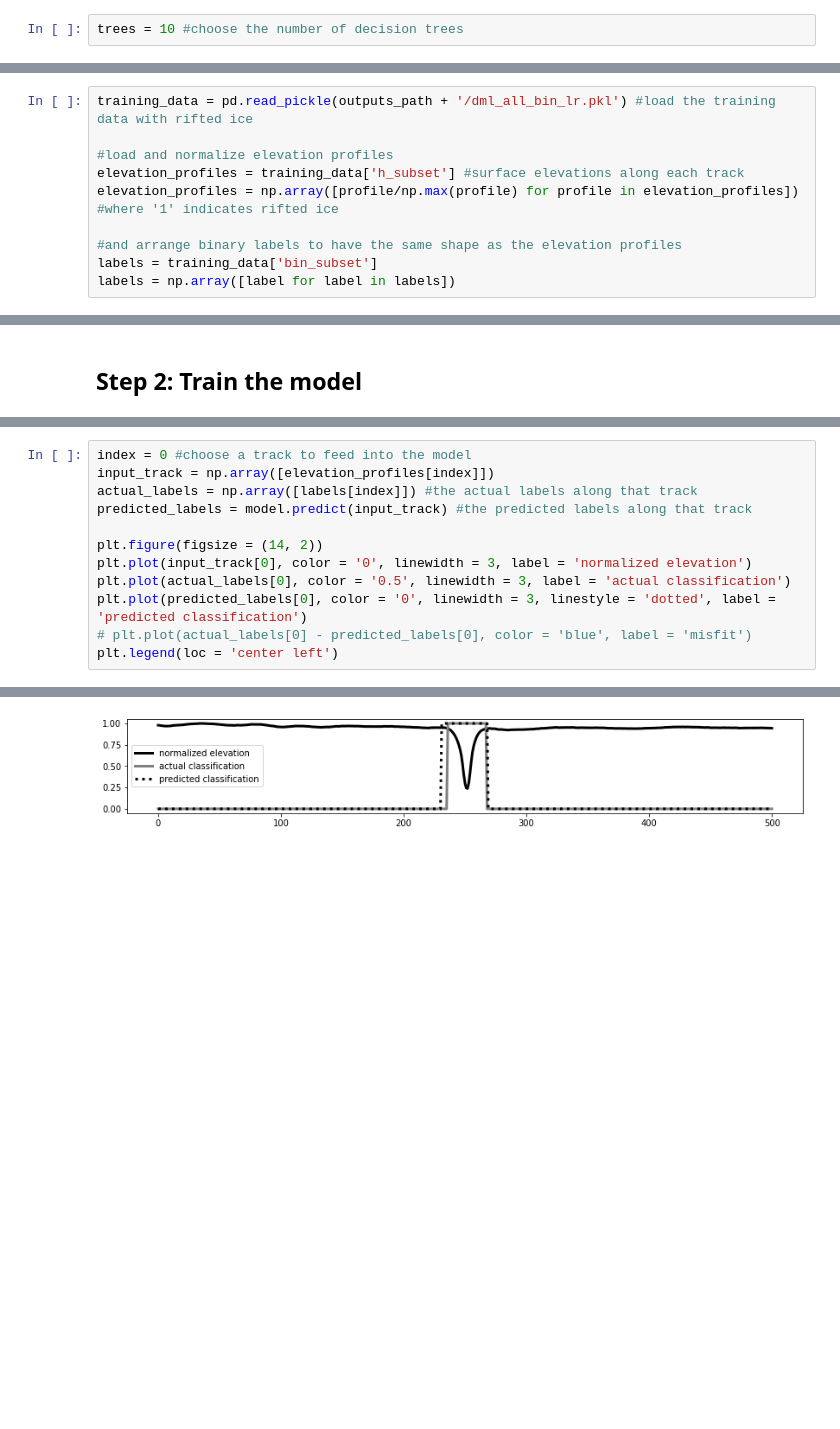
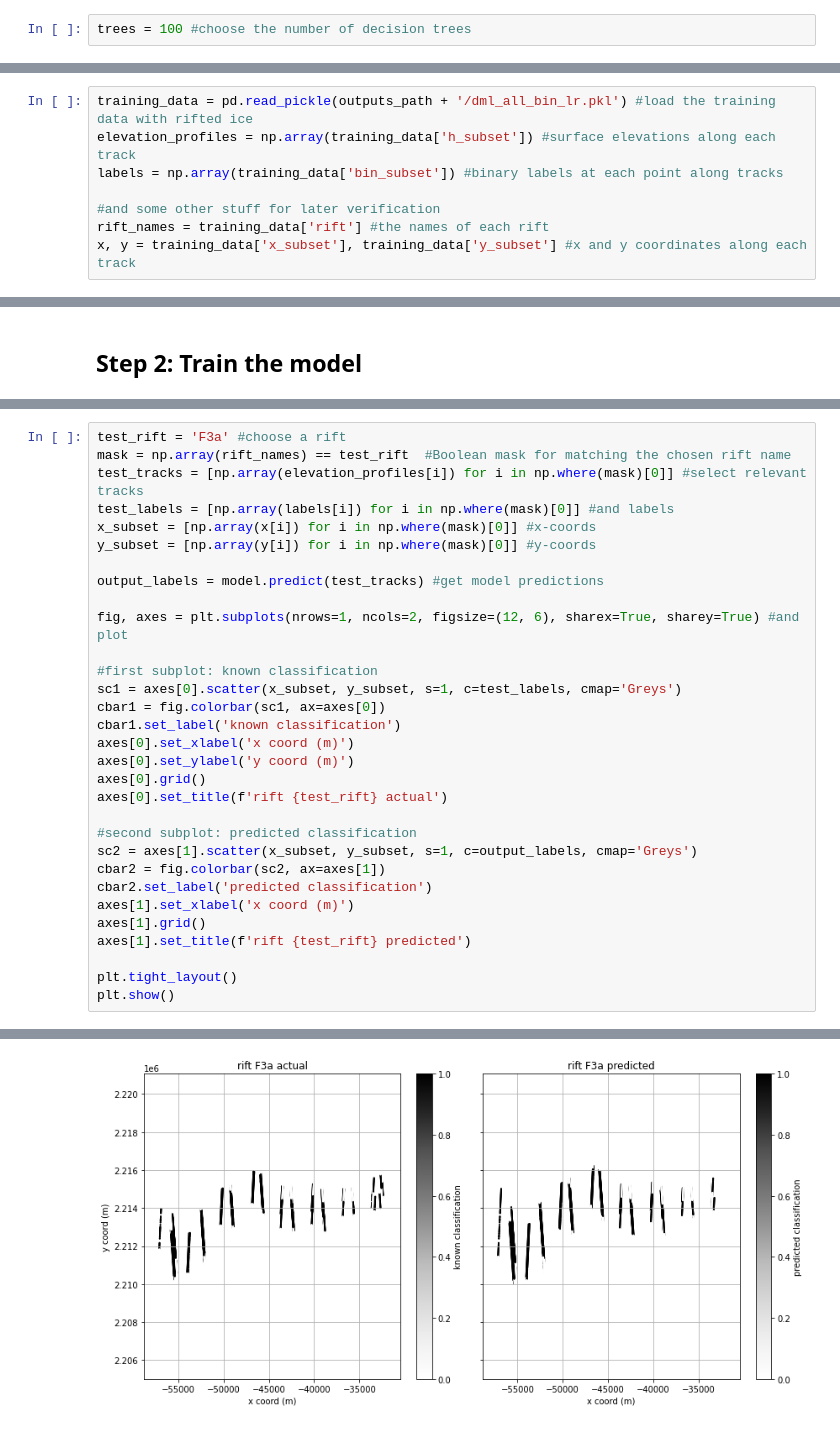
Before and after one commit to chrismiele/rift_id, a Jupyter notebook: rift_delineator.ipynb, the cells around one changed output, grey strips where cells are left out. Saved outputs shown, nothing was run; the diff lists cells and outputs as text; blank space fills up the shorter version.

```diff
--- a/rift_delineator.ipynb
+++ b/rift_delineator.ipynb
@@ -3,7 +3,7 @@
 
 This notebook employs the Random Forest algorithm, an ensemble machine learning method, to classify each point along an ICESat-2 track based on whether or not that point lies within a rift. We start by selecting the number of decision trees to include in our forest:
 # %%
-trees = 10 #choose the number of decision trees
+trees = 100 #choose the number of decision trees
 # %% [markdown]
 We then import all necessary packages and modules:
 # %%
@@ -26,14 +26,12 @@ outputs_path = root_path + 'outputs' #where the training data are stored
 We'll load elevation profiles for each track and normalize each elevation profile by its maximal value. Meanwhile, we'll also load label arrays which label each point along each track as either "within a rift" (1) or "not within a rift" (0). These data will be used to together to train the rift delineation model.
 # %%
 training_data = pd.read_pickle(outputs_path + '/dml_all_bin_lr.pkl') #load the training data with rifted ice
+elevation_profiles = np.array(training_data['h_subset']) #surface elevations along each track
+labels = np.array(training_data['bin_subset']) #binary labels at each point along tracks
 
-#load and normalize elevation profiles
-elevation_profiles = training_data['h_subset'] #surface elevations along each track
-elevation_profiles = np.array([profile/np.max(profile) for profile in elevation_profiles]) #where '1' indicates rifted ice
-
-#and arrange binary labels to have the same shape as the elevation profiles
-labels = training_data['bin_subset']
-labels = np.array([label for label in labels])
+#and some other stuff for later verification
+rift_names = training_data['rift'] #the names of each rift
+x, y = training_data['x_subset'], training_data['y_subset'] #x and y coordinates along each track
 # %% [markdown]
 ### Modify the data
 
@@ -82,13 +82,32 @@ model score:  55.68%
 # %%
-index = 0 #choose a track to feed into the model
-input_track = np.array([elevation_profiles[index]])
-actual_labels = np.array([labels[index]]) #the actual labels along that track
-predicted_labels = model.predict(input_track) #the predicted labels along that track
+test_rift = 'F3a' #choose a rift
+mask = np.array(rift_names) == test_rift  #Boolean mask for matching the chosen rift name
+test_tracks = [np.array(elevation_profiles[i]) for i in np.where(mask)[0]] #select relevant tracks
+test_labels = [np.array(labels[i]) for i in np.where(mask)[0]] #and labels
+x_subset = [np.array(x[i]) for i in np.where(mask)[0]] #x-coords
+y_subset = [np.array(y[i]) for i in np.where(mask)[0]] #y-coords
 
-plt.figure(figsize = (14, 2))
-plt.plot(input_track[0], color = '0', linewidth = 3, label = 'normalized elevation')
-plt.plot(actual_labels[0], color = '0.5', linewidth = 3, label = 'actual classification')
-plt.plot(predicted_labels[0], color = '0', linewidth = 3, linestyle = 'dotted', label = 'predicted classification')
-# plt.plot(actual_labels[0] - predicted_labels[0], color = 'blue', label = 'misfit')
-plt.legend(loc = 'center left')
+output_labels = model.predict(test_tracks) #get model predictions
+
+fig, axes = plt.subplots(nrows=1, ncols=2, figsize=(12, 6), sharex=True, sharey=True) #and plot
+
+#first subplot: known classification
+sc1 = axes[0].scatter(x_subset, y_subset, s=1, c=test_labels, cmap='Greys')
+cbar1 = fig.colorbar(sc1, ax=axes[0])
+cbar1.set_label('known classification')
+axes[0].set_xlabel('x coord (m)')
+axes[0].set_ylabel('y coord (m)')
+axes[0].grid()
+axes[0].set_title(f'rift {test_rift} actual')
+
+#second subplot: predicted classification
+sc2 = axes[1].scatter(x_subset, y_subset, s=1, c=output_labels, cmap='Greys')
+cbar2 = fig.colorbar(sc2, ax=axes[1])
+cbar2.set_label('predicted classification')
+axes[1].set_xlabel('x coord (m)')
+axes[1].grid()
+axes[1].set_title(f'rift {test_rift} predicted')
+
+plt.tight_layout()
+plt.show()
 # %% [output]
@@ -96 +114 @@ plt.legend(loc = 'center left')
-[figure, old version]
+[figure, new version]
```
Also changed, not shown: parts of 4 cells of this notebook.
